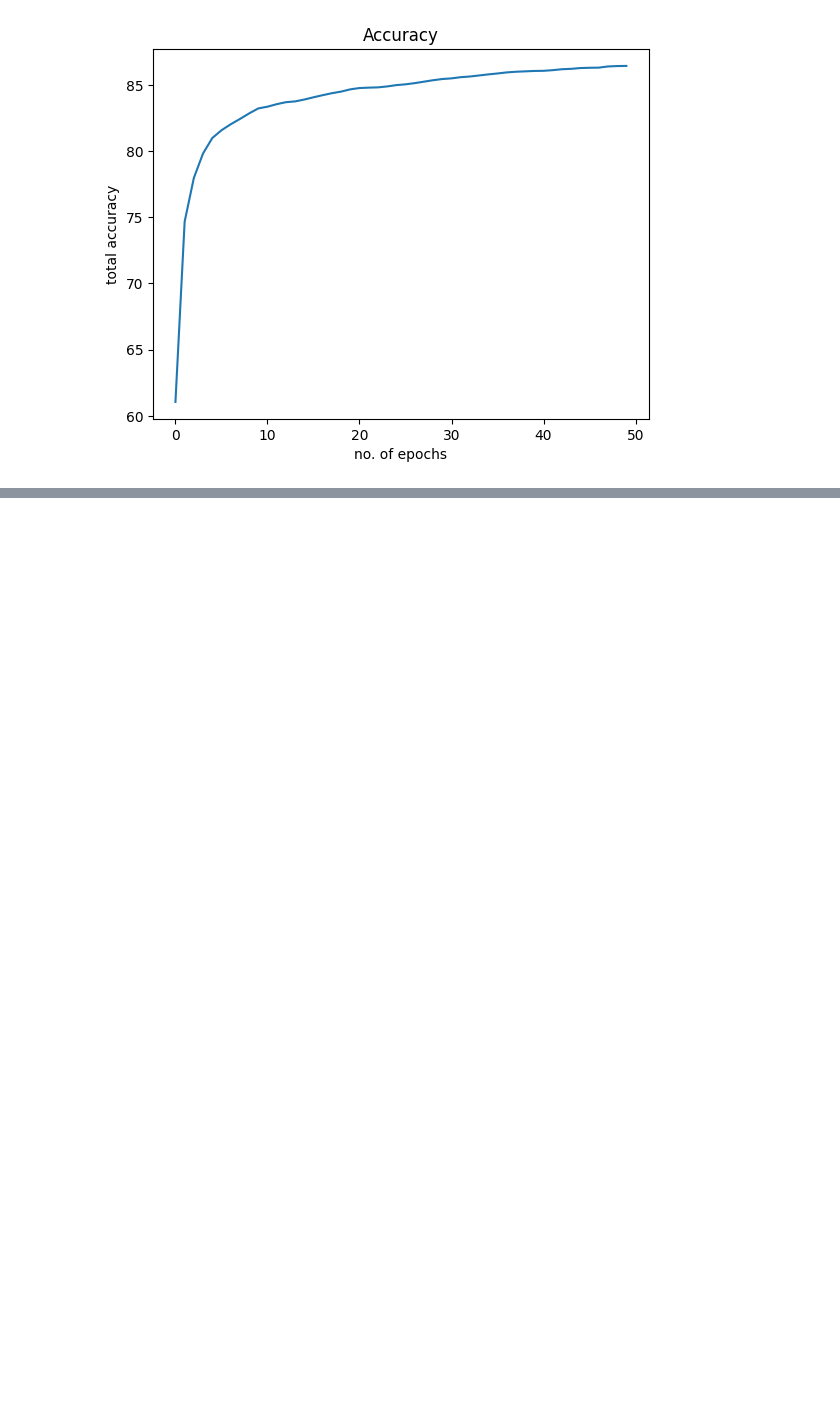
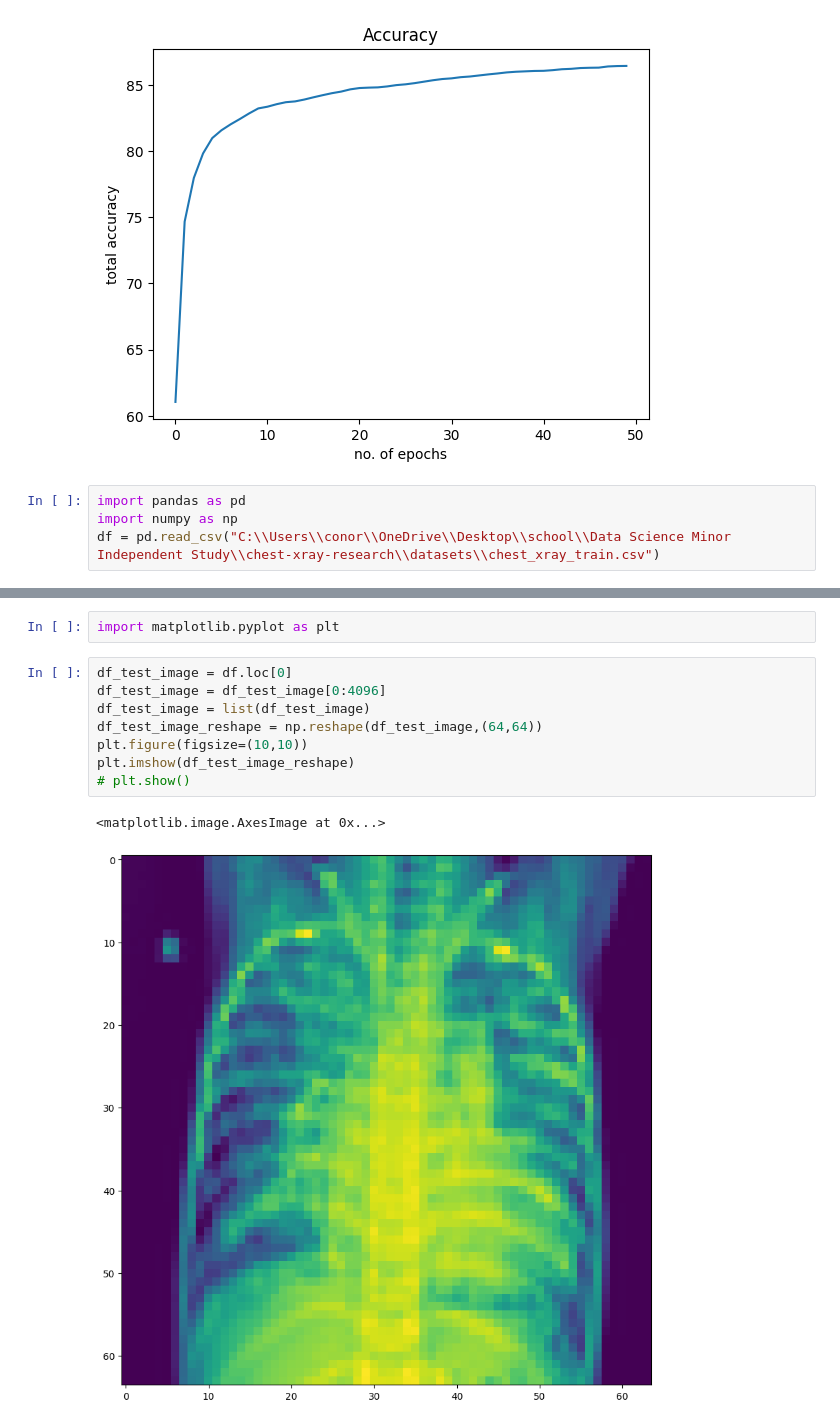
Before and after one commit to conor7276/chest-xray-research, a Jupyter notebook: models/TestModel.ipynb, the cells around one changed output, grey strips where cells are left out. Drawn from its saved outputs; the diff is of its cells as text; blank space fills up the shorter version.

```diff
--- a/models/TestModel.ipynb
+++ b/models/TestModel.ipynb
@@ -136,3 +136,7 @@ Epoch: 48. Loss: 1.711698293685913. Accuracy: 86.42
 Epoch: 49. Loss: 1.7766659259796143. Accuracy: 86.43
 [figure]
 [figure]
+# %%
+import pandas as pd
+import numpy as np
+df = pd.read_csv("C:\\Users\\conor\\OneDrive\\Desktop\\school\\Data Science Minor Independent Study\\chest-xray-research\\datasets\\chest_xray_train.csv")
@@ -138,0 +153,13 @@ Epoch: 49. Loss: 1.7766659259796143. Accuracy: 86.43
+# %%
+import matplotlib.pyplot as plt
+# %%
+df_test_image = df.loc[0]
+df_test_image = df_test_image[0:4096]
+df_test_image = list(df_test_image)
+df_test_image_reshape = np.reshape(df_test_image,(64,64))
+plt.figure(figsize=(10,10))
+plt.imshow(df_test_image_reshape)
+# plt.show()
+# %% [output]
+<matplotlib.image.AxesImage at 0x...>
+[figure, added]
```
Also changed, not shown: parts of 19 cells of this notebook, 2 other files.
